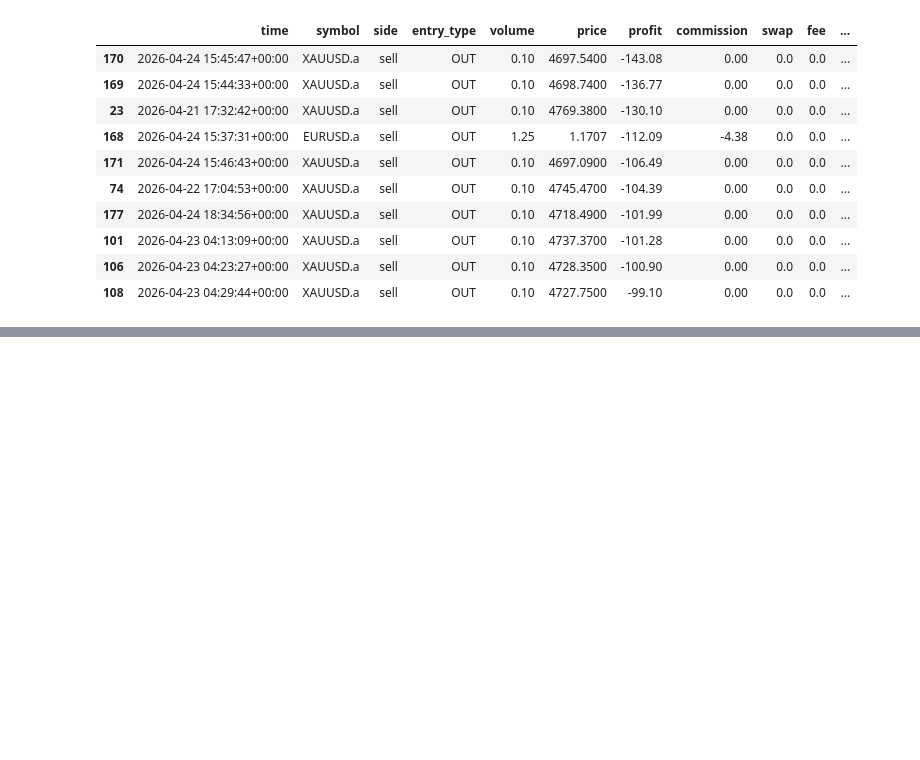
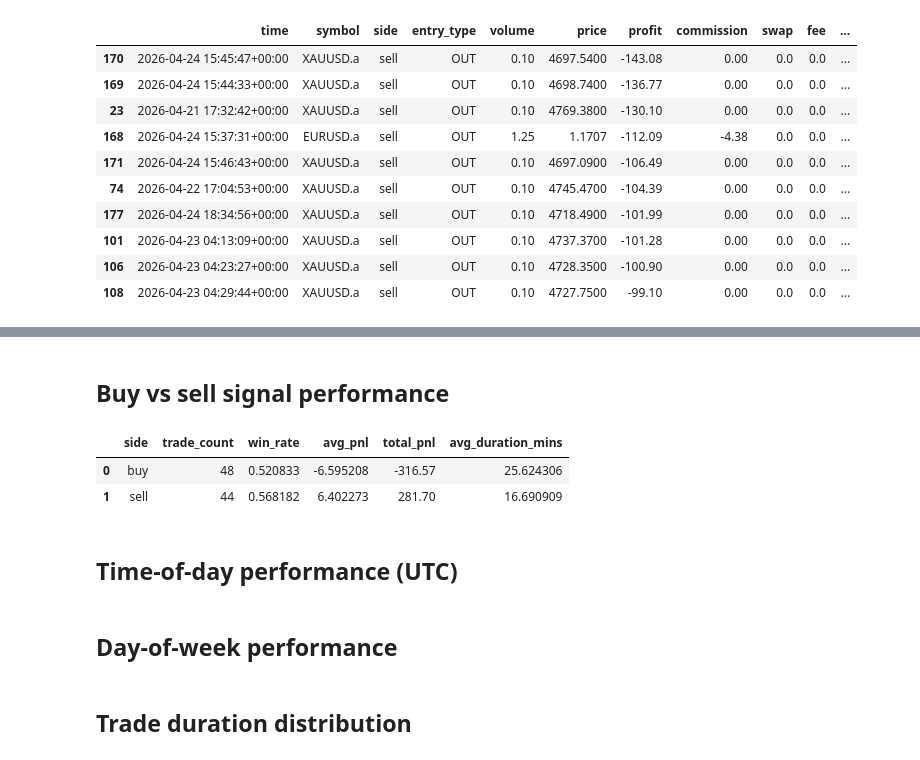
Before and after one commit to StuartJamesH/MQL5AutoTrader, a Jupyter notebook: ModelWorkbench/4_0 Production Trade Report (WIP).ipynb, the cells around one changed output, grey strips where cells are left out. Saved outputs shown, nothing was run; the diff lists cells and outputs as text; code cells hidden in the pictures; blank space fills up the shorter version.

Commit message:
New notebook for exploring model performance in production environment

```diff
--- a/ModelWorkbench/4_0 Production Trade Report (WIP).ipynb
+++ b/ModelWorkbench/4_0 Production Trade Report (WIP).ipynb
@@ -86,0 +93,20 @@ else:
+# %%
+from pathlib import Path
+
+_ohlcv_path = Path("../data") / f"{SYMBOL}_M1_520weeks.csv"
+
+if not _ohlcv_path.exists():
+    print(f"OHLCV file not found: {_ohlcv_path}")
+    ohlcv = None
+else:
+    ohlcv = pd.read_csv(
+        _ohlcv_path,
+        parse_dates=["Time"],
+        index_col="Time",
+    )
+    ohlcv.index = pd.to_datetime(ohlcv.index, utc=True)
+    _start = pd.Timestamp(START_DATE, tz="UTC")
+    _end   = pd.Timestamp(END_DATE,   tz="UTC") + pd.Timedelta(days=1) - pd.Timedelta(seconds=1)
+    ohlcv  = ohlcv.loc[_start:_end]
+    n_bars = len(ohlcv)
+    print(f"Loaded {n_bars:,} 1-minute bars for {SYMBOL} ({ohlcv.index.min()} -> {ohlcv.index.max()})")
@@ -266,0 +552,40 @@ Top 10 losers
+# %% [markdown]
+## Buy vs sell signal performance
+# %%
+if pairs.empty:
+    print("No position pairs available for side analysis.")
+else:
+    side_perf = compute_side_performance(pairs)
+    display(side_perf)
+
+    # Imbalanced buy/sell performance can indicate directional bias in the model;
+    # e.g. consistently higher win-rate on buys in a bull market suggests the model
+    # may need re-training or class-weight adjustment to improve sell-signal quality.
+
+    sides = side_perf["side"].tolist()
+    fig = go.Figure()
+    fig.add_trace(go.Bar(
+        x=sides, y=side_perf["trade_count"], name="Trade Count",
+        marker_color="steelblue",
+    ))
+    fig.add_trace(go.Bar(
+        x=sides, y=side_perf["win_rate"] * 100, name="Win Rate (%)",
+        marker_color="mediumseagreen",
+    ))
+    fig.add_trace(go.Bar(
+        x=sides, y=side_perf["avg_pnl"], name="Avg PnL",
+        marker_color="darkorange",
+    ))
+    fig.update_layout(
+        barmode="group",
+        title="Buy vs Sell Performance",
+        xaxis_title="Side",
+        height=420,
+    )
+    fig.show()
+# %% [output]
+|  | side | trade_count | win_rate | avg_pnl | total_pnl | avg_duration_mins |
+| 0 | buy | 48 | 0.520833 | -6.595208 | -316.57 | 25.624306 |
+| 1 | sell | 44 | 0.568182 | 6.402273 | 281.70 | 16.690909 |
+# %% [markdown]
+## Time-of-day performance (UTC)
@@ -266,0 +623,2 @@ Top 10 losers
+# %% [markdown]
+## Day-of-week performance
@@ -266,0 +656,2 @@ Top 10 losers
+# %% [markdown]
+## Trade duration distribution
```
Also changed, not shown: parts of 17 cells of this notebook.
